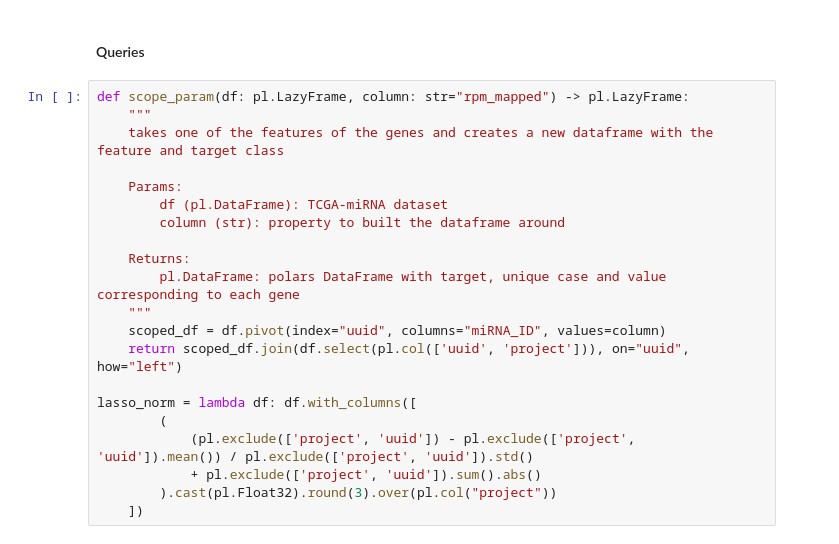
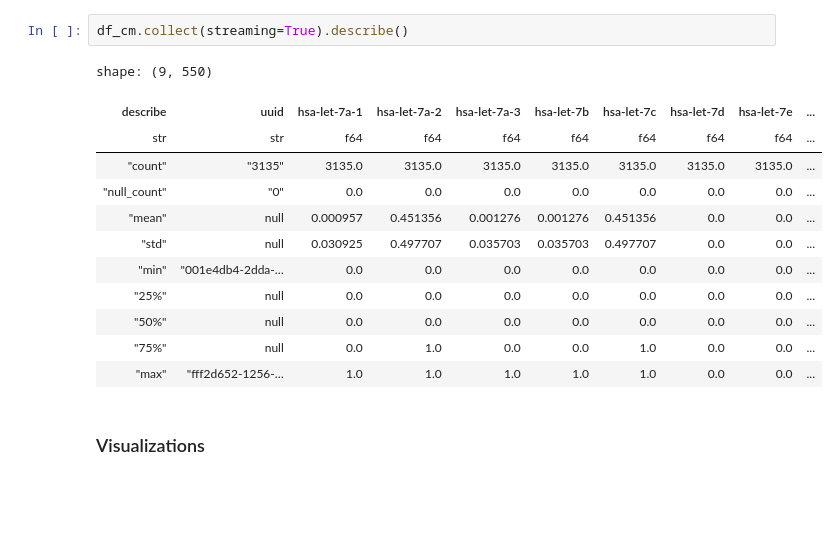
Before and after one commit to dunkeln/miRNA-cancer-model, a Jupyter notebook: feature_study.ipynb, the cells around one changed output. Cells and saved outputs as stored; diff of their text form; blank space fills up the shorter version.

```diff
--- a/feature_study.ipynb
+++ b/feature_study.ipynb
@@ -20,23 +56,17 @@ print(len(miRNA_IDs))
+# %%
+df_cm.collect(streaming=True).describe()
+# %% [output]
+shape: (9, 550)
+| describe | uuid | hsa-let-7a-1 | hsa-let-7a-2 | hsa-let-7a-3 | hsa-let-7b | hsa-let-7c | hsa-let-7d | hsa-let-7e | ... |
+| str | str | f64 | f64 | f64 | f64 | f64 | f64 | f64 | ... |
+| "count" | "3135" | 3135.0 | 3135.0 | 3135.0 | 3135.0 | 3135.0 | 3135.0 | 3135.0 | ... |
+| "null_count" | "0" | 0.0 | 0.0 | 0.0 | 0.0 | 0.0 | 0.0 | 0.0 | ... |
+| "mean" | null | 0.000957 | 0.451356 | 0.001276 | 0.001276 | 0.451356 | 0.0 | 0.0 | ... |
+| "std" | null | 0.030925 | 0.497707 | 0.035703 | 0.035703 | 0.497707 | 0.0 | 0.0 | ... |
+| "min" | "001e4db4-2dda-… | 0.0 | 0.0 | 0.0 | 0.0 | 0.0 | 0.0 | 0.0 | ... |
+| "25%" | null | 0.0 | 0.0 | 0.0 | 0.0 | 0.0 | 0.0 | 0.0 | ... |
+| "50%" | null | 0.0 | 0.0 | 0.0 | 0.0 | 0.0 | 0.0 | 0.0 | ... |
+| "75%" | null | 0.0 | 1.0 | 0.0 | 0.0 | 1.0 | 0.0 | 0.0 | ... |
+| "max" | "fff2d652-1256-… | 1.0 | 1.0 | 1.0 | 1.0 | 1.0 | 0.0 | 0.0 | ... |
 # %% [markdown]
-#### Queries
+### Visualizations
-# %%
-def scope_param(df: pl.LazyFrame, column: str="rpm_mapped") -> pl.LazyFrame:
-    """
-    takes one of the features of the genes and creates a new dataframe with the feature and target class
-
-    Params:
-        df (pl.DataFrame): TCGA-miRNA dataset
-        column (str): property to built the dataframe around
-
-    Returns:
-        pl.DataFrame: polars DataFrame with target, unique case and value corresponding to each gene
-    """
-    scoped_df = df.pivot(index="uuid", columns="miRNA_ID", values=column)
-    return scoped_df.join(df.select(pl.col(['uuid', 'project'])), on="uuid", how="left")
-
-lasso_norm = lambda df: df.with_columns([
-        (
-            (pl.exclude(['project', 'uuid']) - pl.exclude(['project', 'uuid']).mean()) / pl.exclude(['project', 'uuid']).std()
-            + pl.exclude(['project', 'uuid']).sum().abs()
-        ).cast(pl.Float32).round(3).over(pl.col("project"))
-    ])
```
Also changed, not shown: parts of 22 cells of this notebook, 5 other files.
